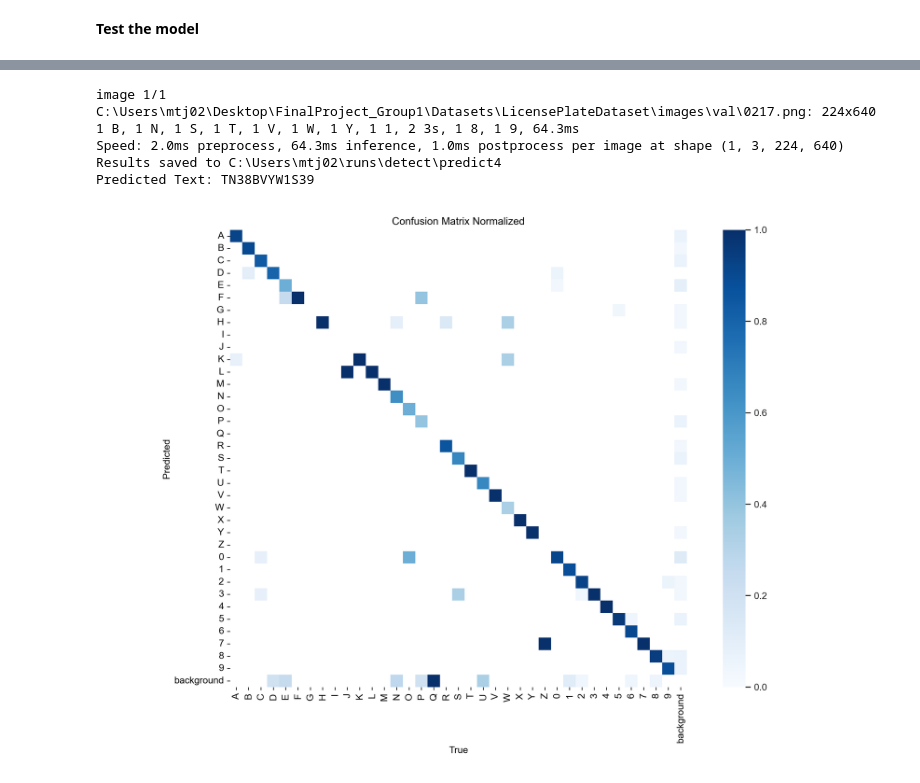
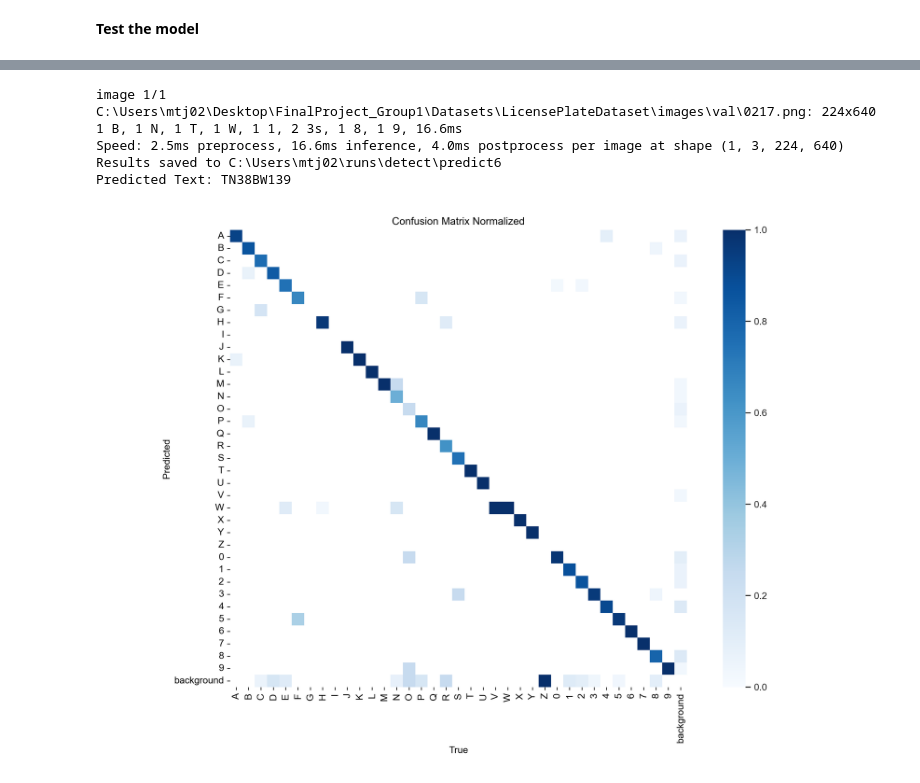
Before and after one commit to MichaelTj02/FinalProject_Group1, a Jupyter notebook: LicensePlate_YOLO.ipynb, the cells around one changed output, grey strips where cells are left out. Saved outputs shown, nothing was run; the diff lists cells and outputs as text; code cells hidden in the pictures.

Commit message:
Updated model with more data

```diff
--- a/LicensePlate_YOLO.ipynb
+++ b/LicensePlate_YOLO.ipynb
@@ -568,6 +551,7 @@ Predicted Text: MH15TC554
 results = model.predict(
     source='C:/Users/mtj02/Desktop/FinalProject_Group1/Datasets/LicensePlateDataset/images/val/0217.png',
     save=True,
+    conf=0.15,
     show_labels=True
 )
 
@@ -587,14 +571,14 @@ predicted_string = ''.join([char for _, char in sorted_text])
 # Print the sorted predicted text
 print("Predicted Text:", predicted_string)
 # %% [output]
-image 1/1 C:\Users\mtj02\Desktop\FinalProject_Group1\Datasets\LicensePlateDataset\images\val\0217.png: 224x640 1 B, 1 N, 1 S, 1 T, 1 V, 1 W, 1 Y, 1 1, 2 3s, 1 8, 1 9, 64.3ms
-Speed: 2.0ms preprocess, 64.3ms inference, 1.0ms postprocess per image at shape (1, 3, 224, 640)
-Results saved to C:\Users\mtj02\runs\detect\predict4
-Predicted Text: TN38BVYW1S39
+image 1/1 C:\Users\mtj02\Desktop\FinalProject_Group1\Datasets\LicensePlateDataset\images\val\0217.png: 224x640 1 B, 1 N, 1 T, 1 W, 1 1, 2 3s, 1 8, 1 9, 16.6ms
+Speed: 2.5ms preprocess, 16.6ms inference, 4.0ms postprocess per image at shape (1, 3, 224, 640)
+Results saved to C:\Users\mtj02\runs\detect\predict6
+Predicted Text: TN38BW139
 # %%
 %matplotlib inline
 from PIL import Image
 
-Image.open('C:/Users/mtj02/runs/detect/tuned_model/confusion_matrix_normalized.png')
+Image.open("C:/Users/mtj02/Desktop/FinalProject_Group1/Best_LicensePlate/confusion_matrix_normalized.png")
 # %% [output]
-[figure, old version]
+[figure, new version]
```
Also changed, not shown: parts of 5 cells of this notebook.
